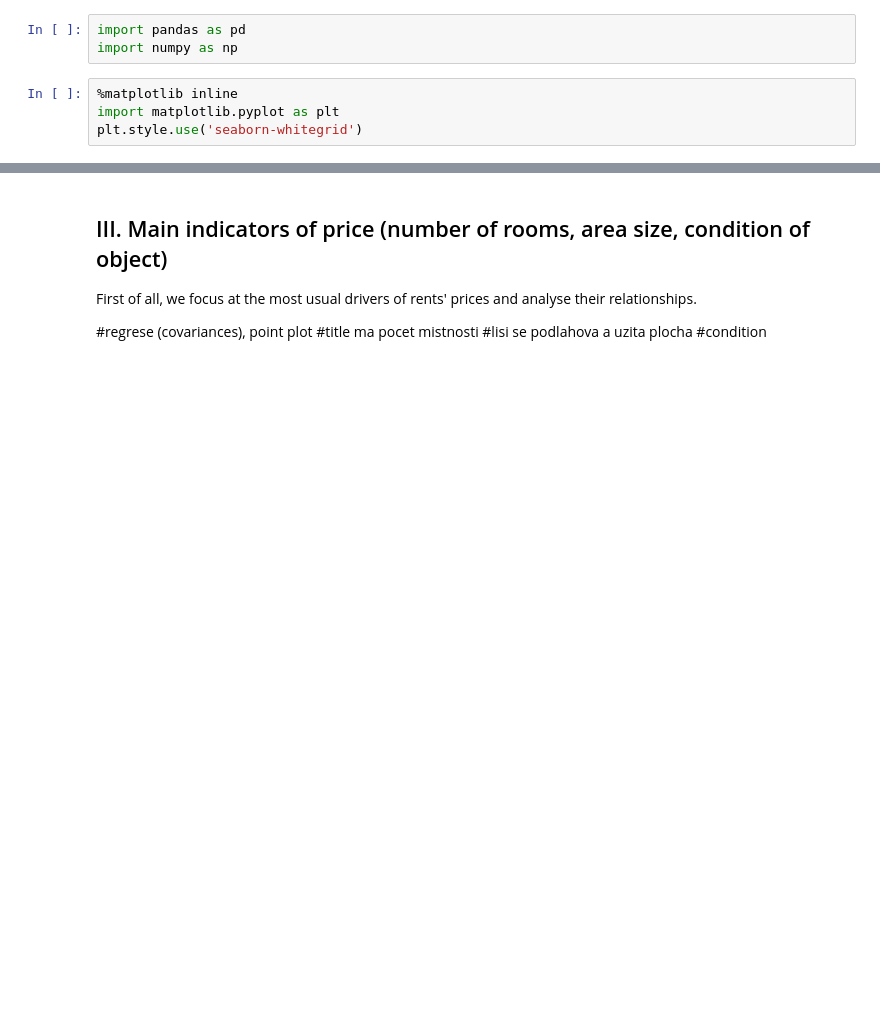
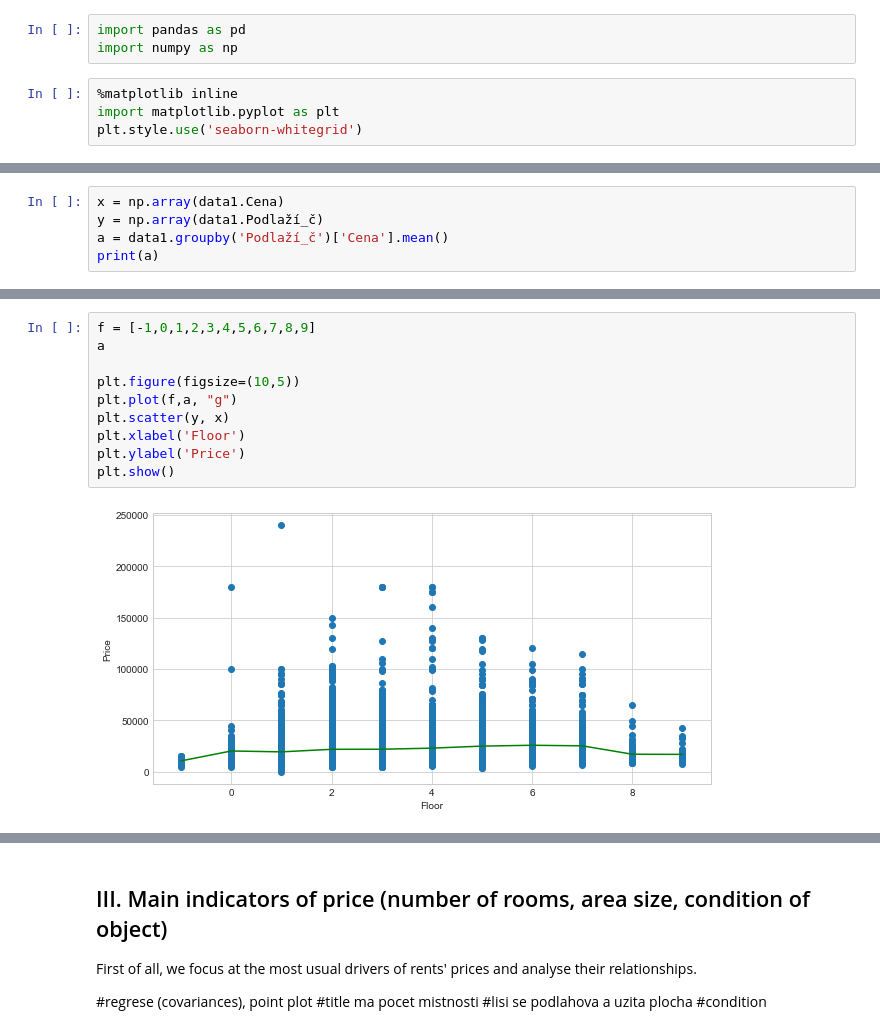
Before and after one commit to PepaSvec/realestate_metro, a Jupyter notebook: Visualisation.ipynb, the cells around one changed output, grey strips where cells are left out. Cells and saved outputs as stored; diff of their text form; blank space fills up the shorter version.

```diff
--- a/Visualisation.ipynb
+++ b/Visualisation.ipynb
@@ -32,0 +123,5 @@ plt.show()
+# %%
+x = np.array(data1.Cena)
+y = np.array(data1.Podlaží_č)
+a = data1.groupby('Podlaží_č')['Cena'].mean()
+print(a)
@@ -32,0 +142,12 @@ plt.show()
+# %%
+f = [-1,0,1,2,3,4,5,6,7,8,9]
+a
+
+plt.figure(figsize=(10,5))
+plt.plot(f,a, "g")
+plt.scatter(y, x)
+plt.xlabel('Floor')
+plt.ylabel('Price')
+plt.show()
+# %% [output]
+[figure, added]
```
Also changed, not shown: parts of 24 cells of this notebook.
